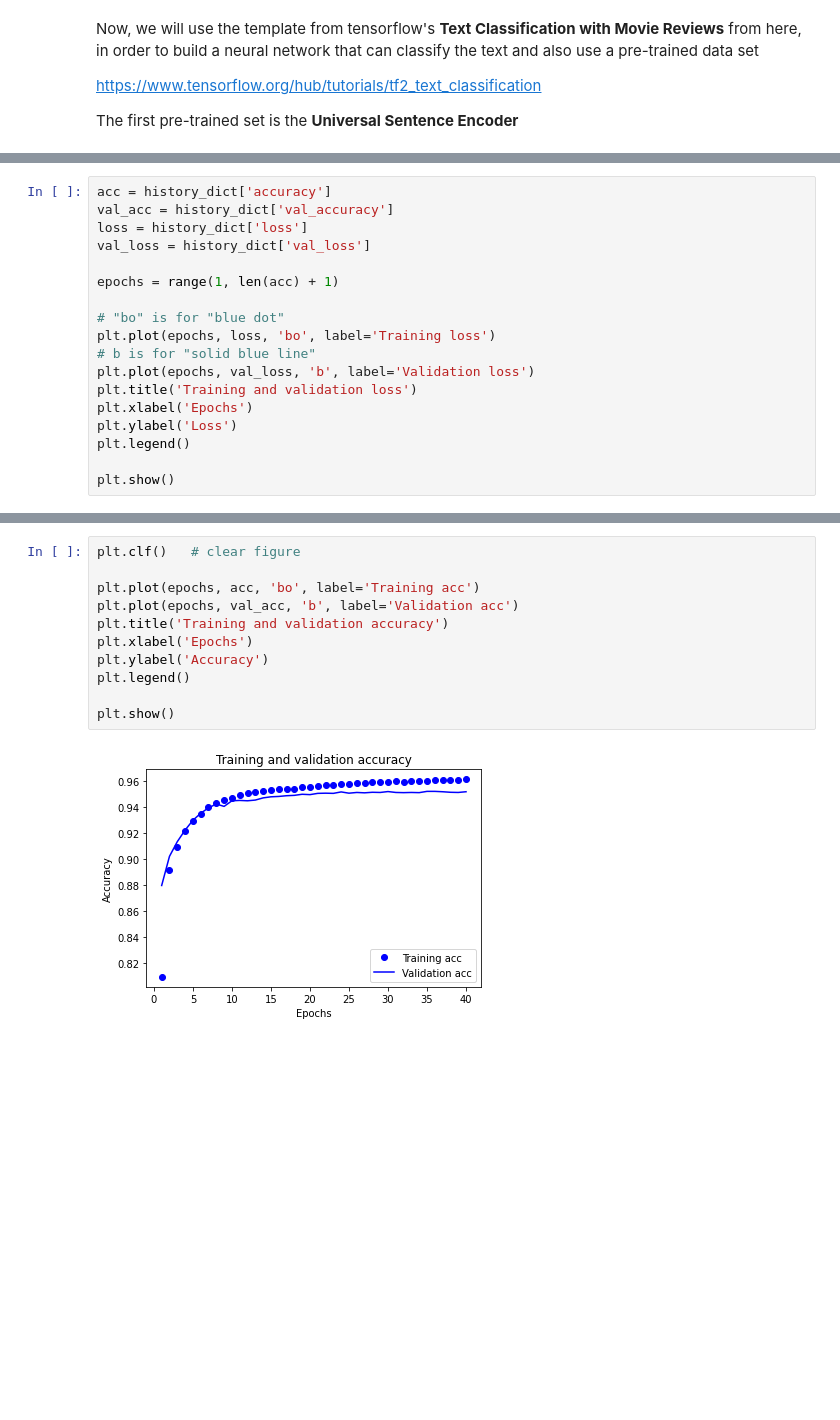
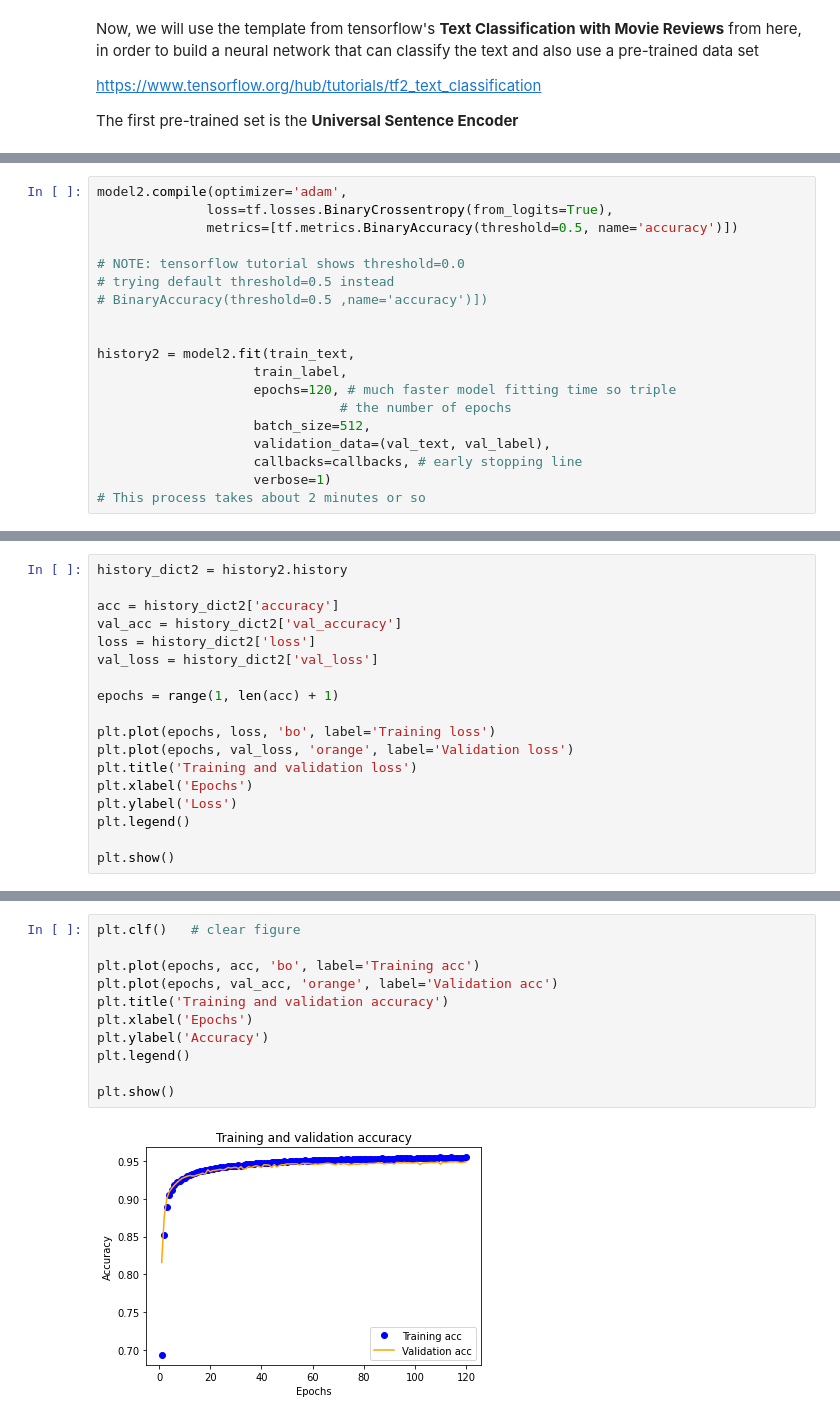
Before and after one commit to EdwardMMiller/Data-Mining-Project---Fall-2022, a Jupyter notebook: News_Classifier_COLAB.ipynb, the cells around one changed output, grey strips where cells are left out. Drawn from its saved outputs; the diff is of its cells as text; blank space fills up the shorter version.

```diff
--- a/News_Classifier_COLAB.ipynb
+++ b/News_Classifier_COLAB.ipynb
@@ -609,0 +638,19 @@ dict_keys(['loss', 'accuracy', 'val_loss', 'val_accuracy'])
+# %%
+model2.compile(optimizer='adam',
+              loss=tf.losses.BinaryCrossentropy(from_logits=True),
+              metrics=[tf.metrics.BinaryAccuracy(threshold=0.5, name='accuracy')])
+
+# NOTE: tensorflow tutorial shows threshold=0.0
+# trying default threshold=0.5 instead
+# BinaryAccuracy(threshold=0.5 ,name='accuracy')])
+
+
+history2 = model2.fit(train_text,
+                    train_label,
+                    epochs=120, # much faster model fitting time so triple
+                               # the number of epochs
+                    batch_size=512,
+                    validation_data=(val_text, val_label),
+                    callbacks=callbacks, # early stopping line
+                    verbose=1)
+# This process takes about 2 minutes or so
@@ -610,15 +696,15 @@ dict_keys(['loss', 'accuracy', 'val_loss', 'val_accuracy'])
 # %%
-acc = history_dict['accuracy']
-val_acc = history_dict['val_accuracy']
-loss = history_dict['loss']
-val_loss = history_dict['val_loss']
+history_dict2 = history2.history
+
+acc = history_dict2['accuracy']
+val_acc = history_dict2['val_accuracy']
+loss = history_dict2['loss']
+val_loss = history_dict2['val_loss']
 
 epochs = range(1, len(acc) + 1)
 
-# "bo" is for "blue dot"
 plt.plot(epochs, loss, 'bo', label='Training loss')
-# b is for "solid blue line"
-plt.plot(epochs, val_loss, 'b', label='Validation loss')
+plt.plot(epochs, val_loss, 'orange', label='Validation loss')
 plt.title('Training and validation loss')
 plt.xlabel('Epochs')
 plt.ylabel('Loss')
@@ -630,13 +716,13 @@ plt.show()
 # %%
 plt.clf()   # clear figure
 
 plt.plot(epochs, acc, 'bo', label='Training acc')
-plt.plot(epochs, val_acc, 'b', label='Validation acc')
+plt.plot(epochs, val_acc, 'orange', label='Validation acc')
 plt.title('Training and validation accuracy')
 plt.xlabel('Epochs')
 plt.ylabel('Accuracy')
 plt.legend()
 
 plt.show()
 # %% [output]
-[figure, old version]
+[figure, new version]
```
Also changed, not shown: parts of 26 cells of this notebook.
